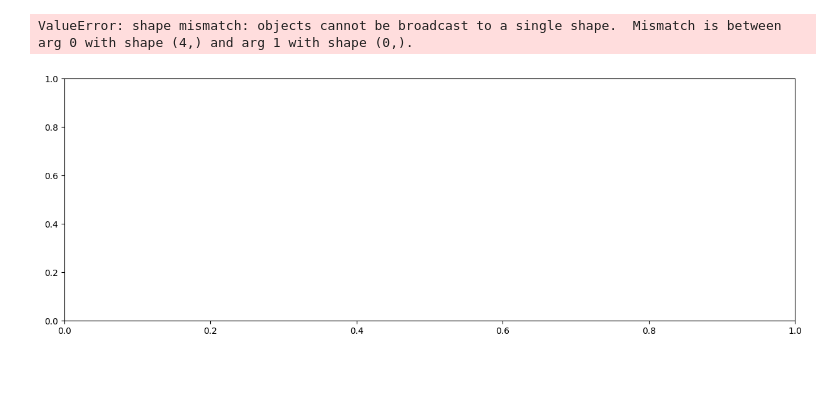
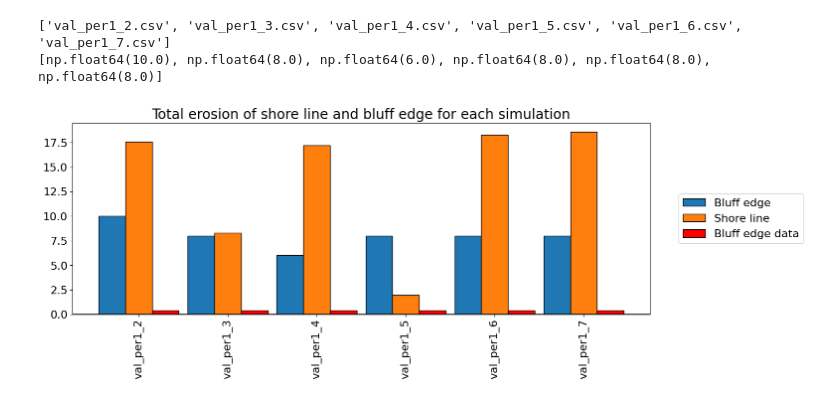
Before and after one commit to khdebruijn/thermo-morphological-model, a Jupyter notebook: results/view_erosion.ipynb, the cells around one changed output. Drawn from its saved outputs; the diff is of its cells as text; code cells hidden in the pictures; blank space fills up the shorter version.

Commit message:
some new figures

```diff
--- a/results/view_erosion.ipynb
+++ b/results/view_erosion.ipynb
@@ -13,0 +58,10 @@ print(fnames)
+# %%
+# fnames = os.listdir('./erosion_rates/')
+
+per = int(1)
+
+fnames = [f'val_per{per}_{i}.csv' for i in np.arange(2, 8)]
+run_ids = [f'{fname[:-4]}' for fname in fnames]
+
+print(fnames)
+print(run_ids)
@@ -18,19 +75,33 @@ all_run_ids = []
 all_erosion_bluff_edge = []
 all_erosion_shore_line = []
 
+all_erosion_bluff_edge_data = []
+
 for fname in fnames:
 
-    df = pd.read_csv(Path(f'erosion_rates/{fname}'))
-
-    display(df)
+    df = pd.read_csv(Path(f'./erosion_rates/{fname}'), parse_dates=['time'])
 
     run_id = fname[:-4]
 
-    x_shore_line_start = df['x_shore_line'].values[0]
-    x_shore_line_end = df['x_shore_line'].values[-1]
+    # get relevant period information
+    if 'per1' in run_id:
+        per = per1
+    elif 'per2' in run_id:
+        per = per2
+    elif 'per3' in run_id:
+        per = per3
 
-    x_bluff_edge_start = df['x_bluff_edge'].values[0]
-    x_bluff_edge_end = df['x_bluff_edge'].values[-1]
+    start_time = per['start_time']
+    end_time = per['end_time']
+
+    df_start = df[df['time']==start_time]
+    df_end = df[df['time']==end_time]
+
+    x_shore_line_start = df_start['x_shore_line'].values[0]
+    x_shore_line_end = df_end['x_shore_line'].values[0]
+
+    x_bluff_edge_start = df_start['x_bluff_edge'].values[0]
+    x_bluff_edge_end = df_end['x_bluff_edge'].values[0]
 
     total_erosion_shore_line = x_shore_line_end - x_shore_line_start
     total_erosion_bluff_edge = x_bluff_edge_end - x_bluff_edge_start
@@ -42,5 +113,7 @@ for fname in fnames:
     all_erosion_bluff_edge.append(total_erosion_bluff_edge)
     all_erosion_shore_line.append(total_erosion_shore_line)
 
+    all_erosion_bluff_edge_data.append(per['x_bluff_edge_end'] - per['x_bluff_edge_start'])
+
     print(f'completed run {run_id}')
 # %% [output]
@@ -61,19 +126,25 @@ TypeError: unsupported operand type(s) for -: 'str' and 'str'
+# %%
+print(fnames)
+print(all_erosion_bluff_edge)
+# %% [output]
+['val_per1_2.csv', 'val_per1_3.csv', 'val_per1_4.csv', 'val_per1_5.csv', 'val_per1_6.csv', 'val_per1_7.csv']
+[np.float64(10.0), np.float64(8.0), np.float64(6.0), np.float64(8.0), np.float64(8.0), np.float64(8.0)]
 # %%
 fig, ax = plt.subplots(figsize=(15, 5))
 
-ax.bar(np.arange(len(fnames)) - 0.25, width=0.25, height=all_erosion_bluff_edge, label='Bluff edge', facecolor='C0', linecolor='k')
-ax.bar(np.arange(len(fnames)) + 0.25, width=0.25, height=all_erosion_shore_line, label='Shore line', facecolor='C1', linecolor='k')
+ax.bar(np.arange(len(fnames)) - 0.3, width=0.3, height=all_erosion_bluff_edge, label='Bluff edge', fc='C0', ec='k')
+ax.bar(np.arange(len(fnames)) + 0.0, width=0.3, height=all_erosion_shore_line, label='Shore line', fc='C1', ec='k')
+ax.bar(np.arange(len(fnames)) + 0.3, width=0.3, height=all_erosion_bluff_edge_data, label='Bluff edge data', fc='r', ec='k')
 
 ax.axhline(0, color='k')
 
 ax.set_xticks(np.arange(len(fnames)), all_run_ids)
 ax.set_xticklabels(all_run_ids, rotation=90)
 
 ax.set_title("Total erosion of shore line and bluff edge for each simulation")
 
 ax.legend(bbox_to_anchor=(1.04, 0.5), loc="center left")
 
 fig.show()
 # %% [output]
-ValueError: shape mismatch: objects cannot be broadcast to a single shape.  Mismatch is between arg 0 with shape (4,) and arg 1 with shape (0,).
-[figure, old version]
+[figure, new version]
```
Also changed, not shown: parts of 12 cells of this notebook.
